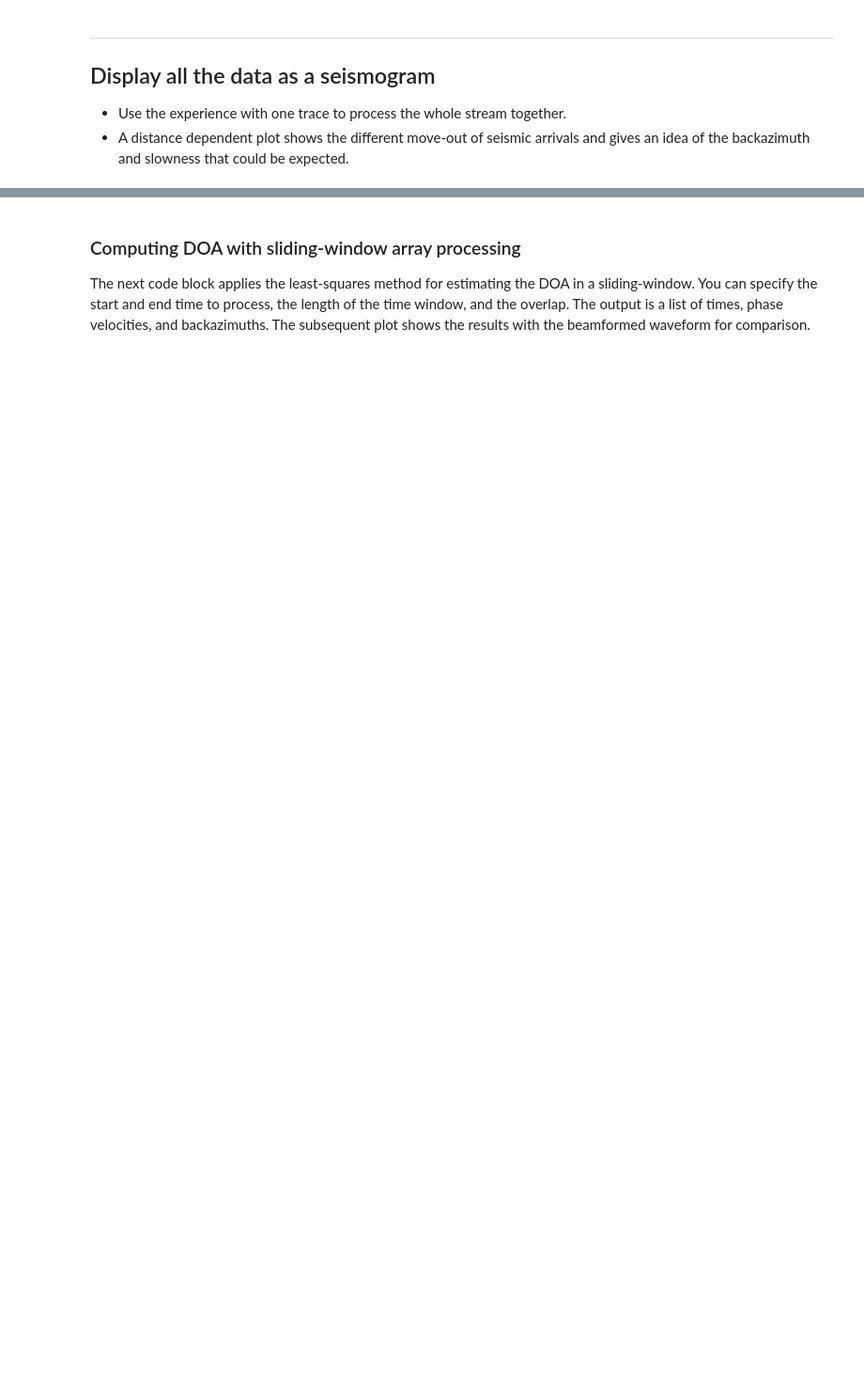
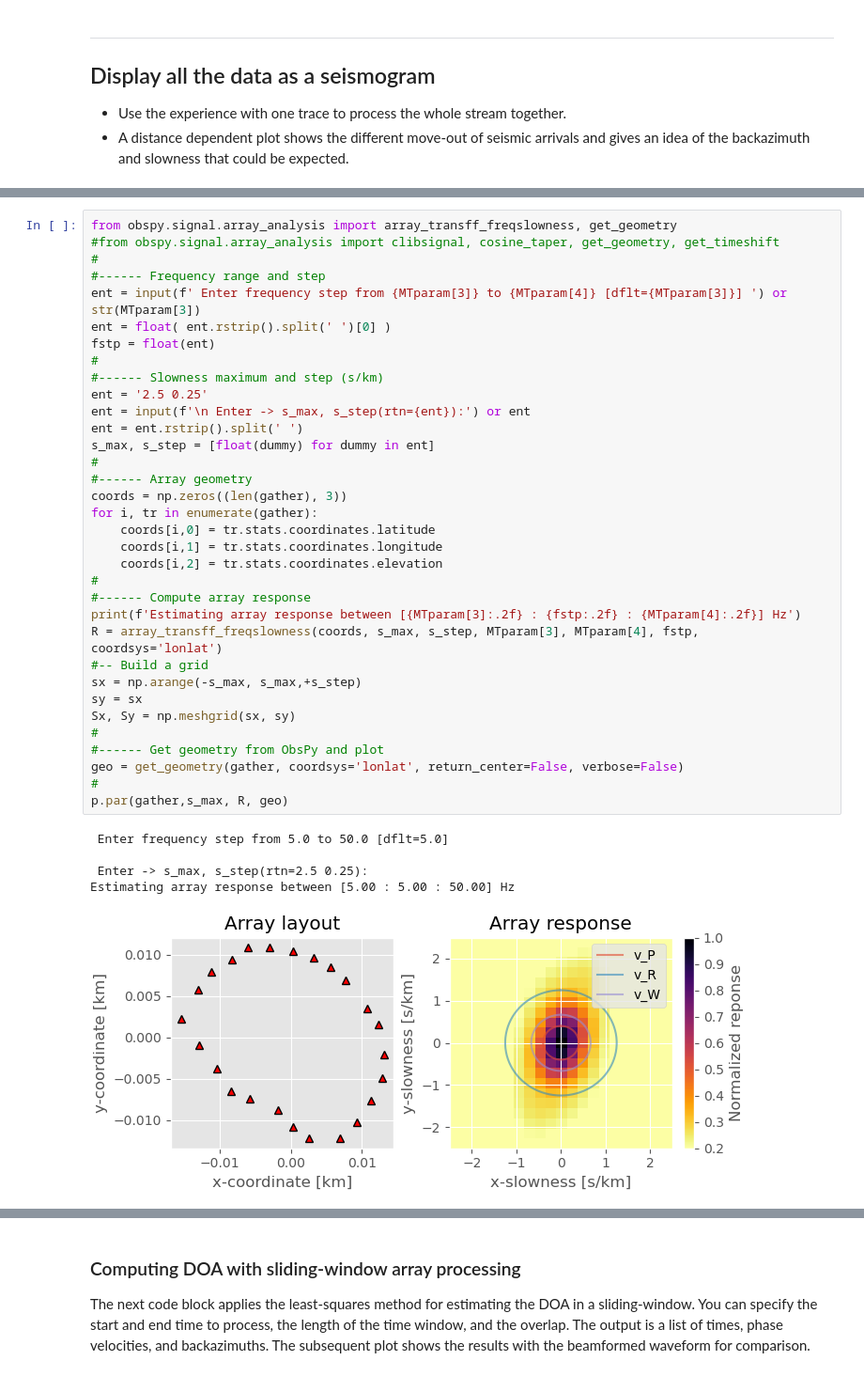
Before and after one commit to jandyr/ProSeisSN, a Jupyter notebook: Unit08/Nbk08.ipynb, the cells around one changed output, grey strips where cells are left out. Shown at 94% size. Saved outputs shown, nothing was run; the diff lists cells and outputs as text; blank space fills up the shorter version.

```diff
--- a/Unit08/Nbk08.ipynb
+++ b/Unit08/Nbk08.ipynb
@@ -183,0 +187,40 @@ for i in range(0, len(gather), 6):
+# %%
+from obspy.signal.array_analysis import array_transff_freqslowness, get_geometry
+#from obspy.signal.array_analysis import clibsignal, cosine_taper, get_geometry, get_timeshift
+#
+#------ Frequency range and step
+ent = input(f' Enter frequency step from {MTparam[3]} to {MTparam[4]} [dflt={MTparam[3]}] ') or str(MTparam[3])
+ent = float( ent.rstrip().split(' ')[0] )
+fstp = float(ent)
+#
+#------ Slowness maximum and step (s/km)
+ent = '2.5 0.25'
+ent = input(f'\n Enter -> s_max, s_step(rtn={ent}):') or ent
+ent = ent.rstrip().split(' ')
+s_max, s_step = [float(dummy) for dummy in ent]
+#
+#------ Array geometry
+coords = np.zeros((len(gather), 3))
+for i, tr in enumerate(gather):
+    coords[i,0] = tr.stats.coordinates.latitude
+    coords[i,1] = tr.stats.coordinates.longitude
+    coords[i,2] = tr.stats.coordinates.elevation
+#
+#------ Compute array response
+print(f'Estimating array response between [{MTparam[3]:.2f} : {fstp:.2f} : {MTparam[4]:.2f}] Hz')
+R = array_transff_freqslowness(coords, s_max, s_step, MTparam[3], MTparam[4], fstp, coordsys='lonlat')
+#-- Build a grid
+sx = np.arange(-s_max, s_max,+s_step)
+sy = sx
+Sx, Sy = np.meshgrid(sx, sy)
+#
+#------ Get geometry from ObsPy and plot
+geo = get_geometry(gather, coordsys='lonlat', return_center=False, verbose=False)
+#
+p.par(gather,s_max, R, geo)
+# %% [output]
+ Enter frequency step from 5.0 to 50.0 [dflt=5.0]
+
+ Enter -> s_max, s_step(rtn=2.5 0.25):
+Estimating array response between [5.00 : 5.00 : 50.00] Hz
+[figure, added]
```
Also changed, not shown: parts of 23 cells of this notebook, 3 other files.
